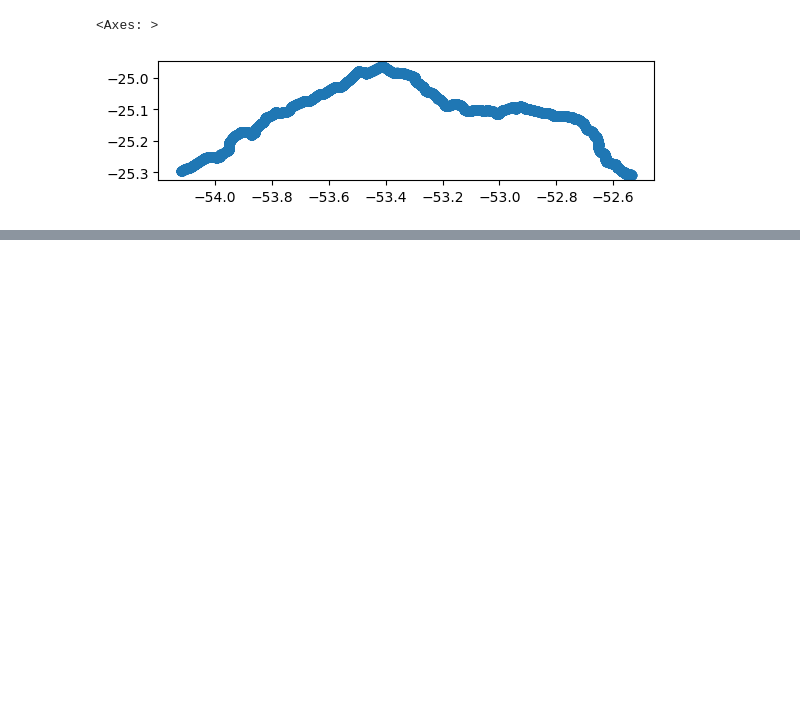
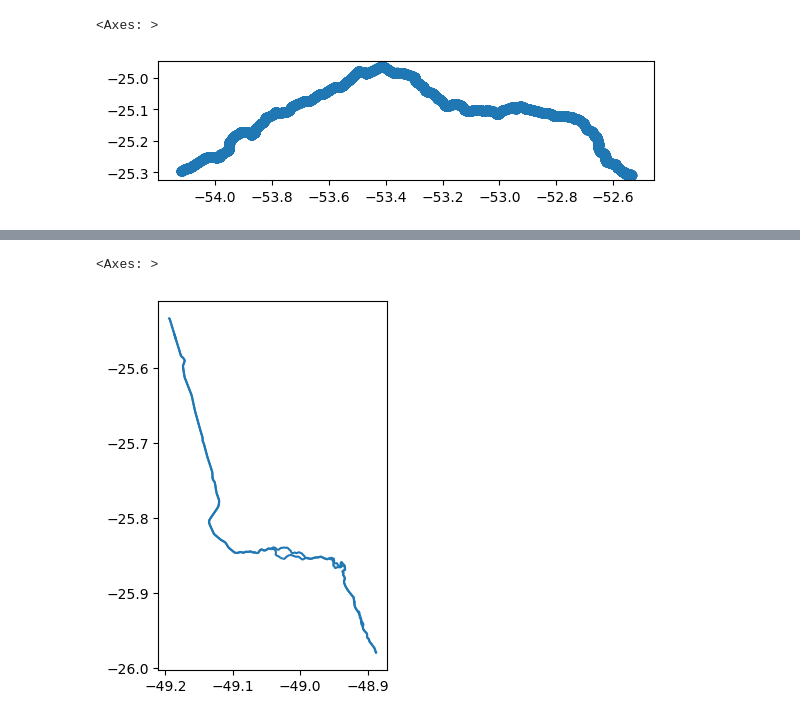
Before and after one commit to gefgu/controle-de-seguranca-motoristas, a Jupyter notebook: db/get_roads.ipynb, the cells around one changed output, grey strips where cells are left out. Cells and saved outputs as stored; diff of their text form; code cells hidden in the pictures; blank space fills up the shorter version.

```diff
--- a/db/get_roads.ipynb
+++ b/db/get_roads.ipynb
@@ -153,0 +154,36 @@ gdf_sampled_points.to_csv(
+# %%
+# Load the graph and filter the edges
+G = ox.graph_from_address("BR-376", network_type="drive", dist=80000)
+gdf_nodes, gdf_edges = ox.graph_to_gdfs(G)
+gdf_edges = gdf_edges[gdf_edges["ref"] == "BR-376"]
+gdf_edges = gdf_edges.reset_index()
+gdf_edges = gdf_edges[["ref", "length", "geometry"]]
+
+
+# Function to sample points along a linestring
+def sample_points_along_line(line, distance, length):
+    num_points = int(length // distance)
+    points = line_interpolate_point(
+        line, np.linspace(0, 1, num_points), normalized=True
+    ).tolist()
+    return points
+
+
+# Define the desired distance between points (in meters)
+distance = 22
+
+# List to hold all sampled points
+sampled_points = []
+
+# Sample points for each edge
+for _, row in gdf_edges.iterrows():
+    line = row.geometry
+    points = sample_points_along_line(line, distance, row.length)
+    sampled_points.extend(points)
+
+# Convert the list of points into a GeoDataFrame
+gdf_sampled_points = gpd.GeoDataFrame(geometry=sampled_points, crs=gdf_edges.crs)
+gdf_sampled_points = gdf_sampled_points.drop_duplicates(subset=["geometry"])
+gdf_sampled_points = gdf_sampled_points.reset_index(drop=True)
+
+gdf_sampled_points
@@ -153,0 +204,5 @@ gdf_sampled_points.to_csv(
+# %%
+gdf_edges.plot()
+# %% [output]
+<Axes: >
+[figure, added]
```
Also changed, not shown: parts of 5 cells of this notebook, 1 other file.
